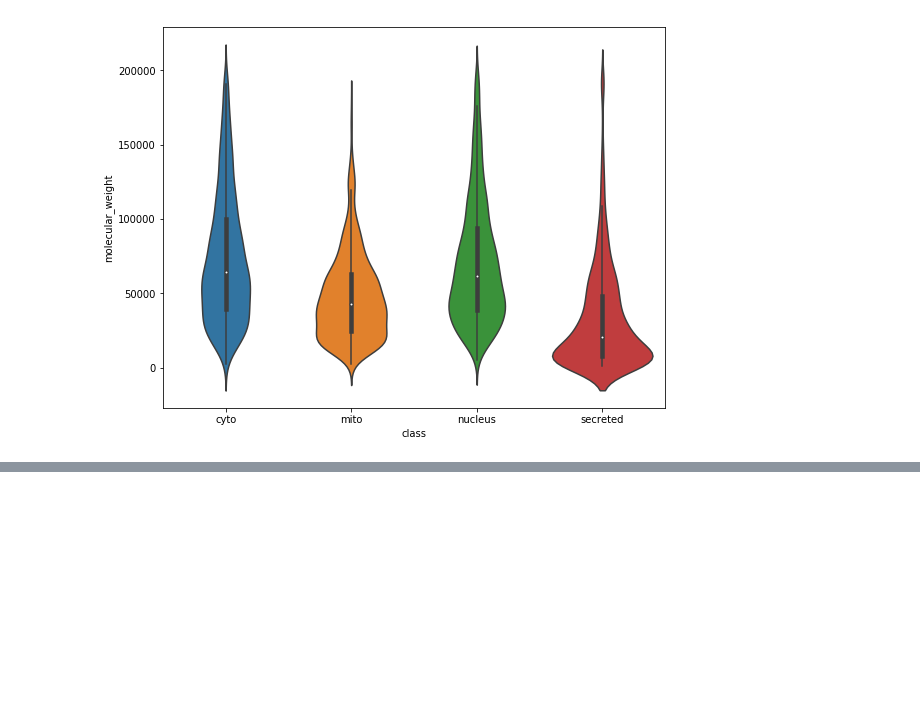
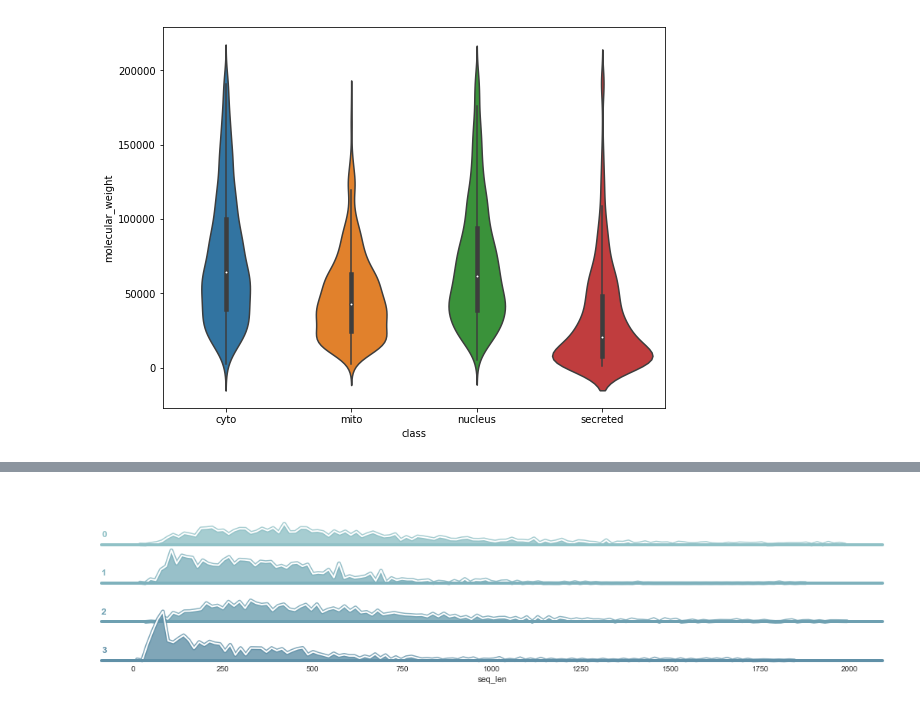
Before and after one commit to mathisgentine/predicting-subcellular-location, a Jupyter notebook: src/eda.ipynb, the cells around one changed output, grey strips where cells are left out. Drawn from its saved outputs; the diff is of its cells as text; code cells hidden in the pictures; blank space fills up the shorter version.

```diff
--- a/src/eda.ipynb
+++ b/src/eda.ipynb
@@ -85,0 +86,4 @@ aminoacid_corr_heatmap(df_train_dummy[df_train_dummy['class_3'] == 1],
+# %%
+densities_joy_plot(df_train, class_dict_inv, 'seq_len', 2000)
+# %% [output]
+[figure, added]
```
Also changed, not shown: parts of 9 cells of this notebook, 2 other files.
